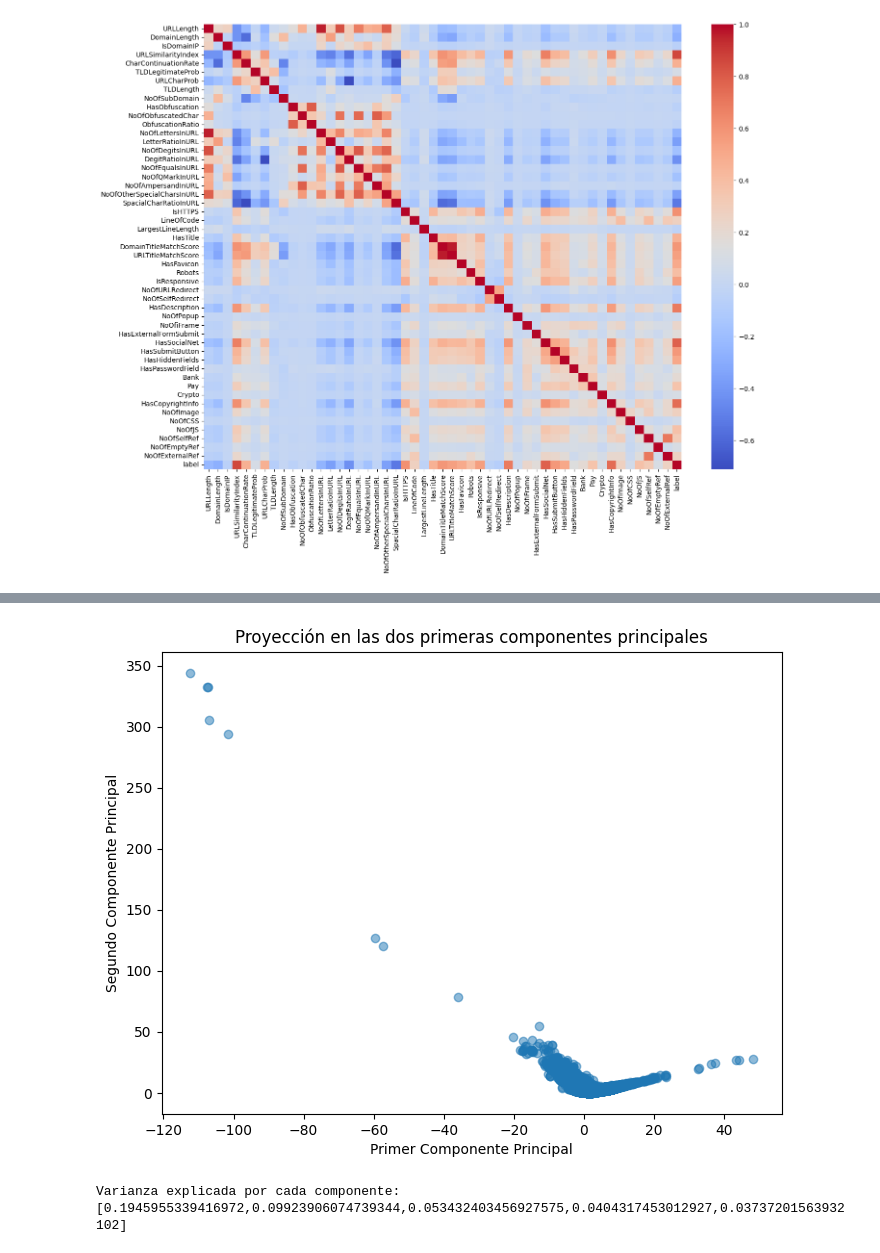
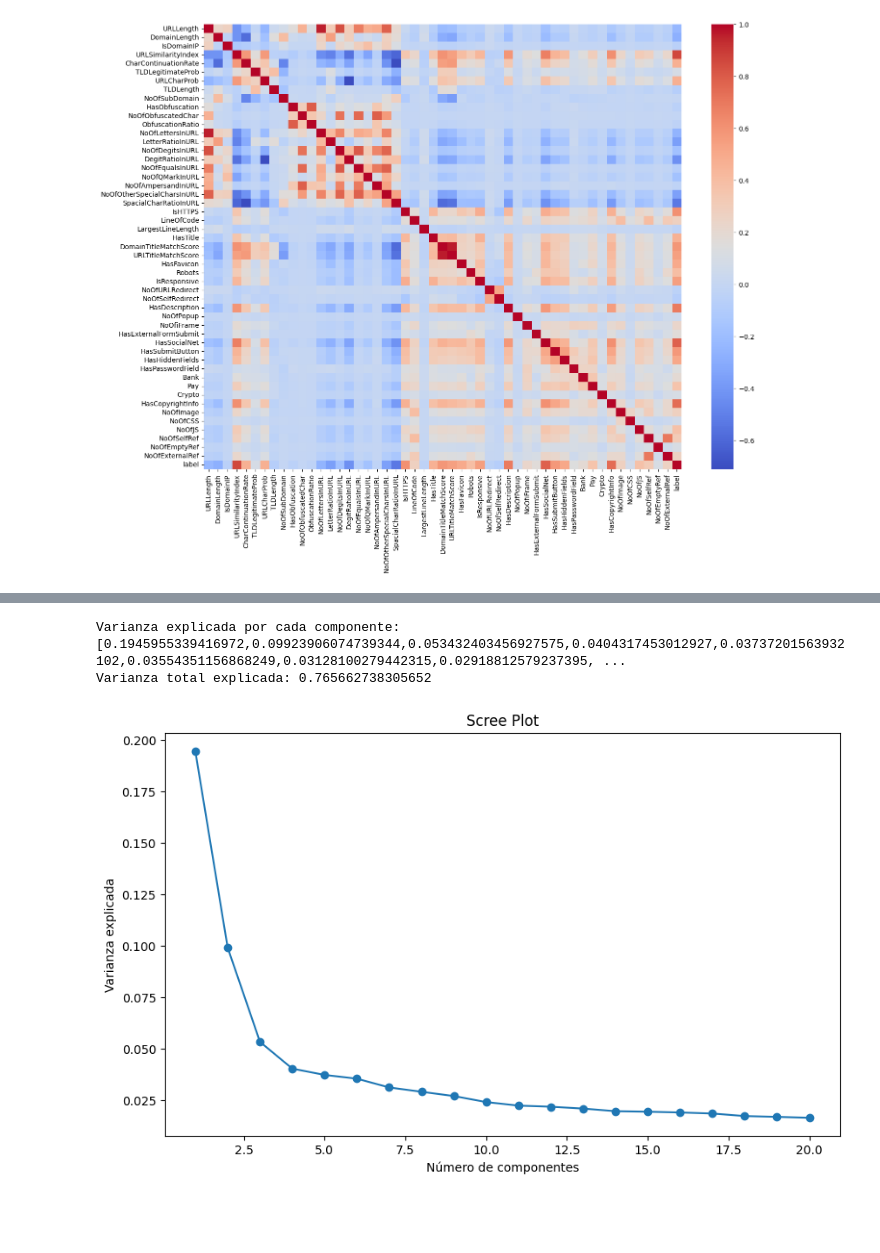
Before and after one commit to IvanSalinas2000/Datos-Masivos, a Jupyter notebook: Tarea2.ipynb, the cells around one changed output, grey strips where cells are left out. Saved outputs shown, nothing was run; the diff lists cells and outputs as text; code cells hidden in the pictures; blank space fills up the shorter version.

```diff
--- a/Tarea2.ipynb
+++ b/Tarea2.ipynb
@@ -233,7 +233,7 @@ scaled_df = scaler_model.transform(assembled_df)
 # %%
 # Realizar PCA después de la normalización
 # Definir el número de componentes principales deseado
-pca = PCA(k=5, inputCol="scaled_features", outputCol="pca_features")
+pca = PCA(k=20, inputCol="scaled_features", outputCol="pca_features")
 pca_model = pca.fit(scaled_df)
 
 # Transformar los datos con PCA
@@ -261,27 +261,21 @@ pca_result_df.select("pca_features").show(truncate=False)
 only showing top 20 rows
-# %%
-import matplotlib.pyplot as plt
-import numpy as np
-
-# Convertir los resultados de PCA a una lista de listas
-pca_features = pca_result_df.select("pca_features").rdd.map(lambda row: row.pca_features).collect()
-
-# Extraer las primeras dos componentes principales
-pca_first_component = [x[0] for x in pca_features]
-pca_second_component = [x[1] for x in pca_features]
-
-# Crear un gráfico de dispersión de las dos primeras componentes principales
-plt.figure(figsize=(8, 6))
-plt.scatter(pca_first_component, pca_second_component, alpha=0.5)
-plt.xlabel('Primer Componente Principal')
-plt.ylabel('Segundo Componente Principal')
-plt.title('Proyección en las dos primeras componentes principales')
-plt.show()
-# %% [output]
-[figure, removed]
 # %%
 # Obtener la varianza explicada por cada componente principal
 explained_variance = pca_model.explainedVariance
+total_variance_explained = sum(explained_variance)
+
 print(f"Varianza explicada por cada componente: {explained_variance}")
+print(f"Varianza total explicada: {total_variance_explained}")
 # %% [output]
-Varianza explicada por cada componente: [0.1945955339416972,0.09923906074739344,0.053432403456927575,0.0404317453012927,0.03737201563932102]
+Varianza explicada por cada componente: [0.1945955339416972,0.09923906074739344,0.053432403456927575,0.0404317453012927,0.03737201563932102,0.03554351156868249,0.03128100279442315,0.02918812579237395, ...
+Varianza total explicada: 0.765662738305652
+# %%
+# Graficar el Scree Plot
+plt.figure(figsize=(10, 6))
+plt.plot(range(1, len(pca_model.explainedVariance) + 1), pca_model.explainedVariance, marker='o')
+plt.xlabel('Número de componentes')
+plt.ylabel('Varianza explicada')
+plt.title('Scree Plot')
+plt.show()
+# %% [output]
+[figure, added]
```
Also changed, not shown: parts of 2 cells of this notebook.
